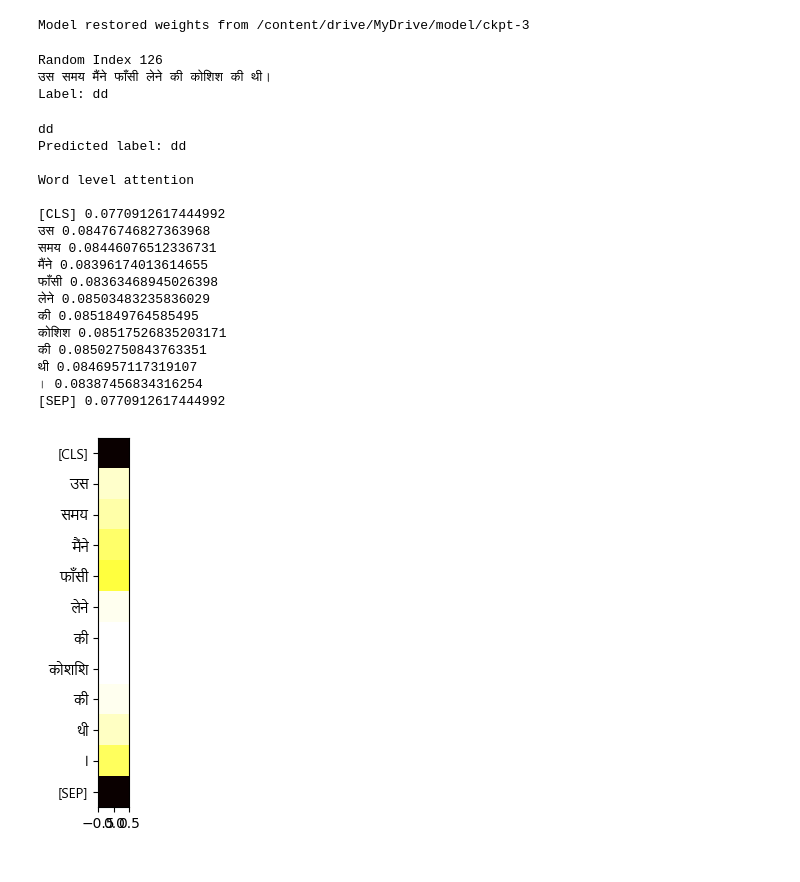
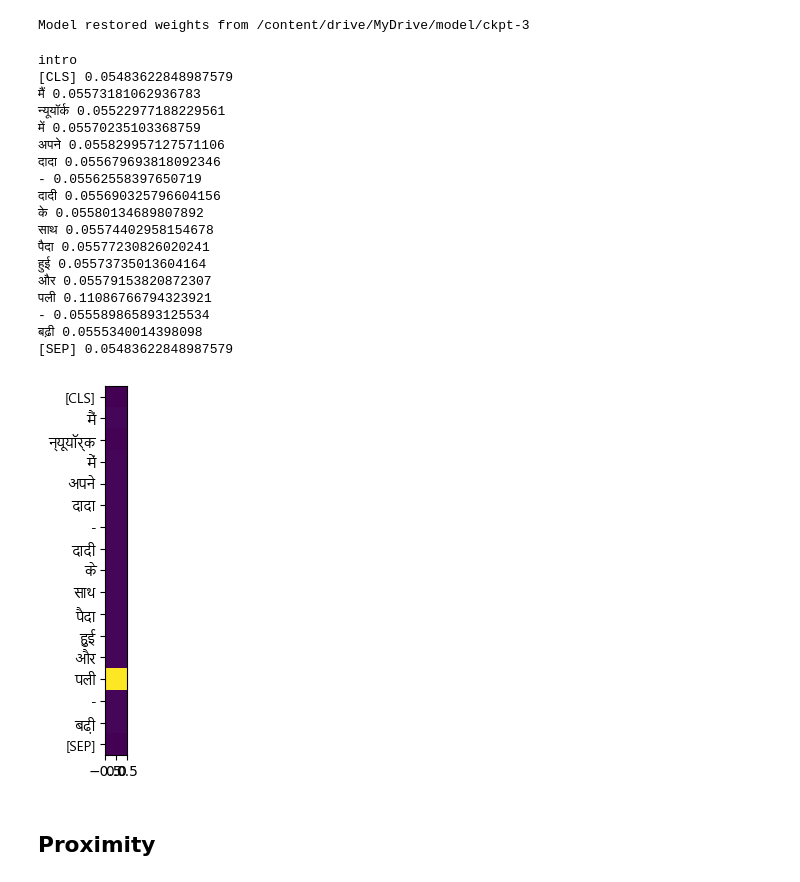
Before and after one commit to ChaitaliV/Objective-criterias-to-quantify-the-accuracy-of-explanation, a Jupyter notebook: dd_classification/prediction.ipynb, the cells around one changed output. Saved outputs shown, nothing was run; the diff lists cells and outputs as text; code cells hidden in the pictures.

```diff
--- a/dd_classification/prediction.ipynb
+++ b/dd_classification/prediction.ipynb
@@ -51,3 +56,6 @@ x_test,y_test = load_pkl_data(test_pkl)
 print("%d Validation Data loaded"%(len(x_test)))
 # %% [output]
 203 Validation Data loaded
+# %%
+df = pd.read_csv('/content/Objective-criterias-to-quantify-the-accuracy-of-explanation/Dataset/test.csv')
+df.head()
@@ -54,3 +69,6 @@ print("%d Validation Data loaded"%(len(x_test)))
+# %%
+x_test = df['hindi_text'][:]
+y_test = df['label'][:]
 # %%
 # load label maps
 label2ind = load_dict_from_json(label2ind_json)
@@ -75,55 +93,41 @@ Model created
 model.load_model(model_path)
 # %% [output]
 Model restored weights from /content/drive/MyDrive/model/ckpt-3
-# %%
-# take a random data from test
-n_test = len(x_test)
-rand_idx = np.random.randint(0,n_test)
-print("Random Index %d"%rand_idx)
-test_text = x_test[rand_idx]
-test_label = y_test[rand_idx]
-print(test_text)
-print("Label: %s"%test_label)
-# %% [output]
-Random Index 126
-उस समय मैंने फाँसी लेने की कोशिश की थी।
-Label: dd
 # %%
-word_attention,label = model.predict_with_explain(test_text,ind2label)
-print("Predicted label: %s"%label)
-print()
-print("Word level attention")
-print()
+word_attention,label = model.predict_with_explain(x_test[0],ind2label)
 for w in word_attention:
     print(w[0],w[1])
 # %% [output]
-dd
-Predicted label: dd
-
-Word level attention
-
-[CLS] 0.0770912617444992
-उस 0.08476746827363968
-समय 0.08446076512336731
-मैंने 0.08396174013614655
-फाँसी 0.08363468945026398
-लेने 0.08503483235836029
-की 0.0851849764585495
-कोशिश 0.08517526835203171
-की 0.08502750843763351
-थी 0.0846957117319107
-। 0.08387456834316254
-[SEP] 0.0770912617444992
+intro
+[CLS] 0.05483622848987579
+मैं 0.05573181062936783
+न्यूयॉर्क 0.05522977188229561
+में 0.05570235103368759
+अपने 0.055829957127571106
+दादा 0.055679693818092346
+- 0.05562558397650719
+दादी 0.055690325796604156
+के 0.05580134689807892
+साथ 0.05574402958154678
+पैदा 0.05577230826020241
+हुई 0.05573735013604164
+और 0.05579153820872307
+पली 0.11086766794323921
+- 0.055589865893125534
+बढ़ी 0.0555340014398098
+[SEP] 0.05483622848987579
 # %%
 scores = []
 words = []
 for w,a in word_attention:
     scores.append(a)
     words.append(w)
 # scores = np.log(scores)
-hindi_font = FontProperties(fname = 'Nirmala.ttf')
-plt.imshow(np.expand_dims(scores,1),cmap='hot')
+hindi_font = FontProperties(fname = '/content/drive/MyDrive/Nirmala.ttf')
+plt.imshow(np.expand_dims(scores,1))
 plt.yticks(range(len(words)),words,rotation=0,fontproperties=hindi_font)
 plt.show()
 # %% [output]
-[figure, old version]
+[figure, new version]
+# %% [markdown]
+## Proximity
```
Also changed, not shown: parts of 19 cells of this notebook.
